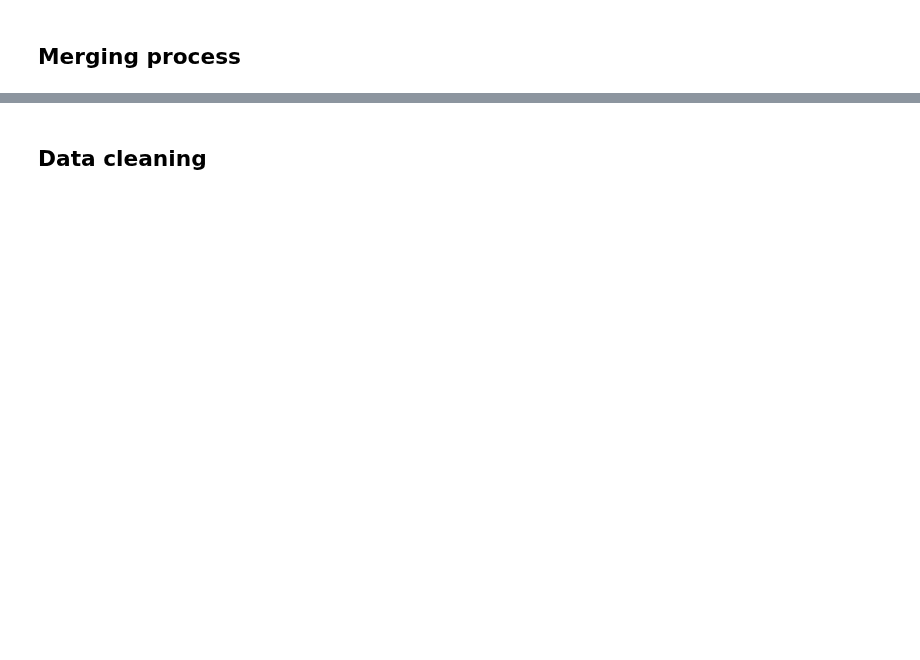
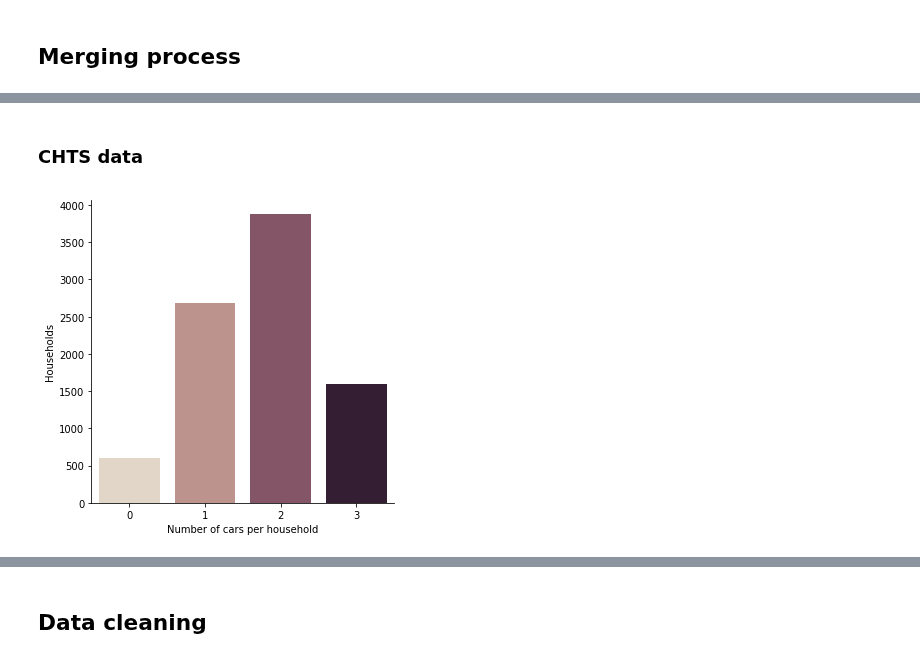
Before and after one commit to ual/ual_model_workspace, a Jupyter notebook: spring-2019-models/notebooks-juan/ML_Car_Ownership.ipynb, the cells around one changed output, grey strips where cells are left out. Cells and saved outputs as stored; diff of their text form; code cells hidden in the pictures; blank space fills up the shorter version.

Commit message:
data cleaning

```diff
--- a/spring-2019-models/notebooks-juan/ML_Car_Ownership.ipynb
+++ b/spring-2019-models/notebooks-juan/ML_Car_Ownership.ipynb
@@ -185,3 +172,8 @@ if len(filter_col) != 0:
 #     orca.add_column('parcels',i,county_dummies[i])
 
 # acc_cols = list(orca.get_table('nodessmall').to_frame().columns) + list(orca.get_table('nodeswalk').to_frame().columns) + list(set(parcels_with_acc.columns) - set(parcels))
+# %% [markdown]
+### CHTS data
+# %%
+persons_chts = pd.read_csv('/home/data/fall_2018/chts_persons_w_zone_ids.csv')
+household_chts = pd.read_csv("/home/data/fall_2018/CHTS_csv_format/data/Deliv_HH.csv")
@@ -187,0 +222,8 @@ if len(filter_col) != 0:
+# %%
+df_merge['cars_alt'] = df_merge['HHVEH'].apply(lambda x: 0*(x==0)+ 1*(x==1)+2*(x==2)+3*(x>=3))
+# %%
+sns.catplot(x = 'cars_alt', kind="count", palette="ch:.25", data=df_merge)
+plt.xlabel('Number of cars per household')
+plt.ylabel('Households');
+# %% [output]
+[figure, added]
```
Also changed, not shown: parts of 54 cells of this notebook, 1 other file.
